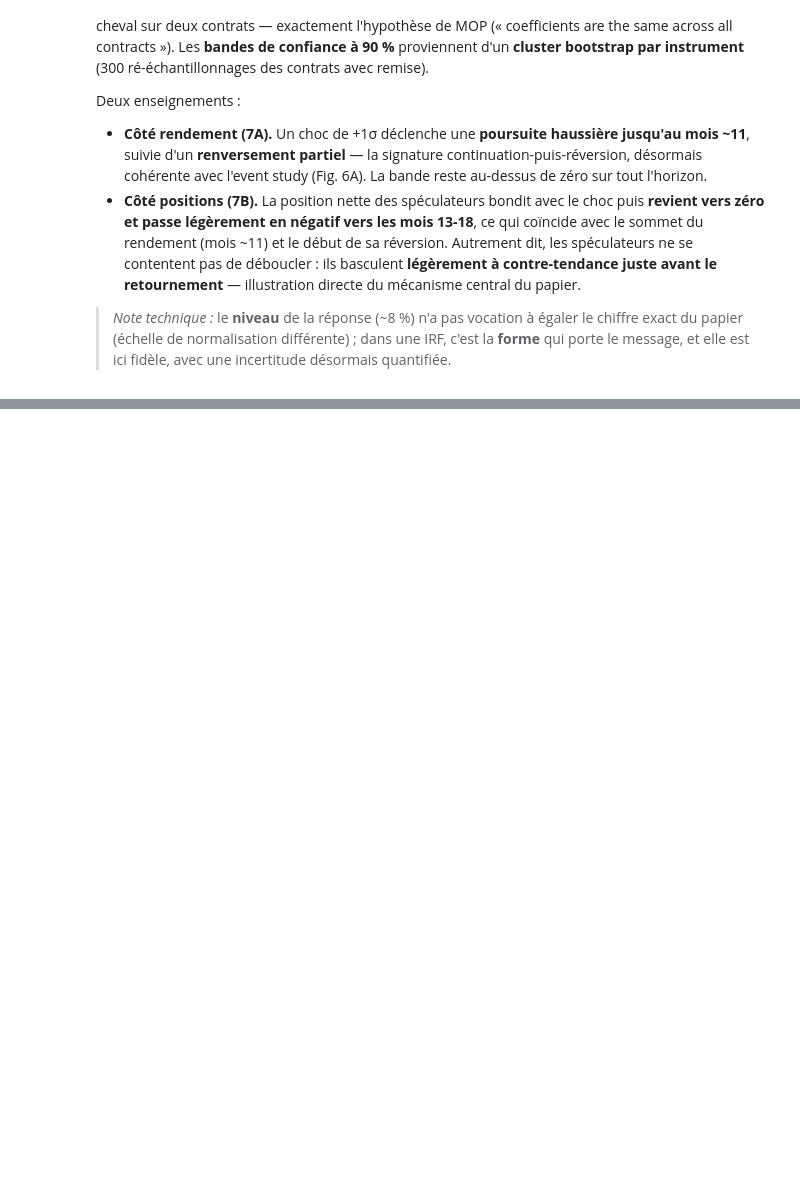
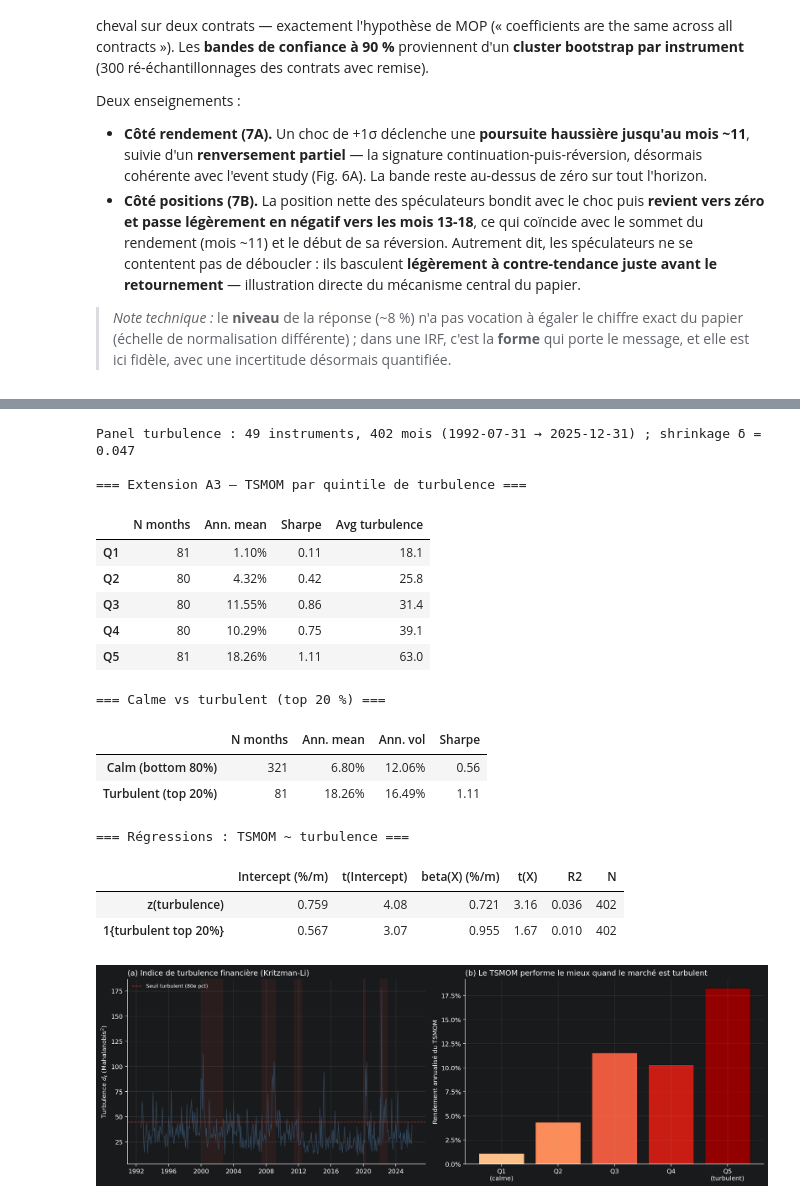
Before and after one commit to Mariuscalaque/Moskowitz-HuaOoi-Pedersen-Time-Series-Momentum-, a Jupyter notebook: replication_complete.ipynb, the cells around one changed output, grey strips where cells are left out. Drawn from its saved outputs; the diff is of its cells as text; code cells hidden in the pictures; blank space fills up the shorter version.

```diff
--- a/replication_complete.ipynb
+++ b/replication_complete.ipynb
@@ -559,0 +676,41 @@ Deux enseignements :
+# %%
+# Indice de turbulence de Mahalanobis (panel équilibré, Sigma shrinkée)
+turb, info = rb.financial_turbulence(monthly_ret)
+print(f"Panel turbulence : {info['n_instruments']} instruments, {info['n_months']} mois "
+      f"({info['start']} → {info['end']}) ; shrinkage δ = {info['shrinkage_delta']:.3f}")
+
+res = rb.tsmom_by_turbulence(tsmom, turb)
+print('\n=== Extension A3 — TSMOM par quintile de turbulence ===')
+display(_show(res['by_bucket'], {'N months': '{:.0f}', 'Ann. mean': '{:.2%}',
+                                 'Sharpe': '{:.2f}', 'Avg turbulence': '{:.1f}'}))
+print('=== Calme vs turbulent (top 20 %) ===')
+display(_show(res['calm_vs_turbulent'], {'N months': '{:.0f}', 'Ann. mean': '{:.2%}',
+                                         'Ann. vol': '{:.2%}', 'Sharpe': '{:.2f}'}))
+print('=== Régressions : TSMOM ~ turbulence ===')
+display(_show(res['regression'], {'Intercept (%/m)': '{:.3f}', 't(Intercept)': '{:.2f}',
+                                  'beta(X) (%/m)': '{:.3f}', 't(X)': '{:.2f}',
+                                  'R2': '{:.3f}', 'N': '{:.0f}'}))
+
+CRISES = [('2000-03', '2002-09', 'Dot-com'), ('2007-07', '2009-03', 'GFC 2008'),
+          ('2011-07', '2012-06', 'Dette Euro'), ('2020-02', '2020-04', 'COVID'),
+          ('2022-01', '2022-12', 'Hausse taux')]
+display(Image(filename=str(plotting.figure_turbulence(turb, res['by_bucket'], crises=CRISES))))
+# %% [output]
+Panel turbulence : 49 instruments, 402 mois (1992-07-31 → 2025-12-31) ; shrinkage δ = 0.047
+
+=== Extension A3 — TSMOM par quintile de turbulence ===
+|  | N months | Ann. mean | Sharpe | Avg turbulence |
+| Q1 | 81 | 1.10% | 0.11 | 18.1 |
+| Q2 | 80 | 4.32% | 0.42 | 25.8 |
+| Q3 | 80 | 11.55% | 0.86 | 31.4 |
+| Q4 | 80 | 10.29% | 0.75 | 39.1 |
+| Q5 | 81 | 18.26% | 1.11 | 63.0 |
+=== Calme vs turbulent (top 20 %) ===
+|  | N months | Ann. mean | Ann. vol | Sharpe |
+| Calm (bottom 80%) | 321 | 6.80% | 12.06% | 0.56 |
+| Turbulent (top 20%) | 81 | 18.26% | 16.49% | 1.11 |
+=== Régressions : TSMOM ~ turbulence ===
+|  | Intercept (%/m) | t(Intercept) | beta(X) (%/m) | t(X) | R2 | N |
+| z(turbulence) | 0.759 | 4.08 | 0.721 | 3.16 | 0.036 | 402 |
+| 1{turbulent top 20%} | 0.567 | 3.07 | 0.955 | 1.67 | 0.010 | 402 |
+[figure, added]
```
Also changed, not shown: parts of 23 cells of this notebook, 23 other files.
